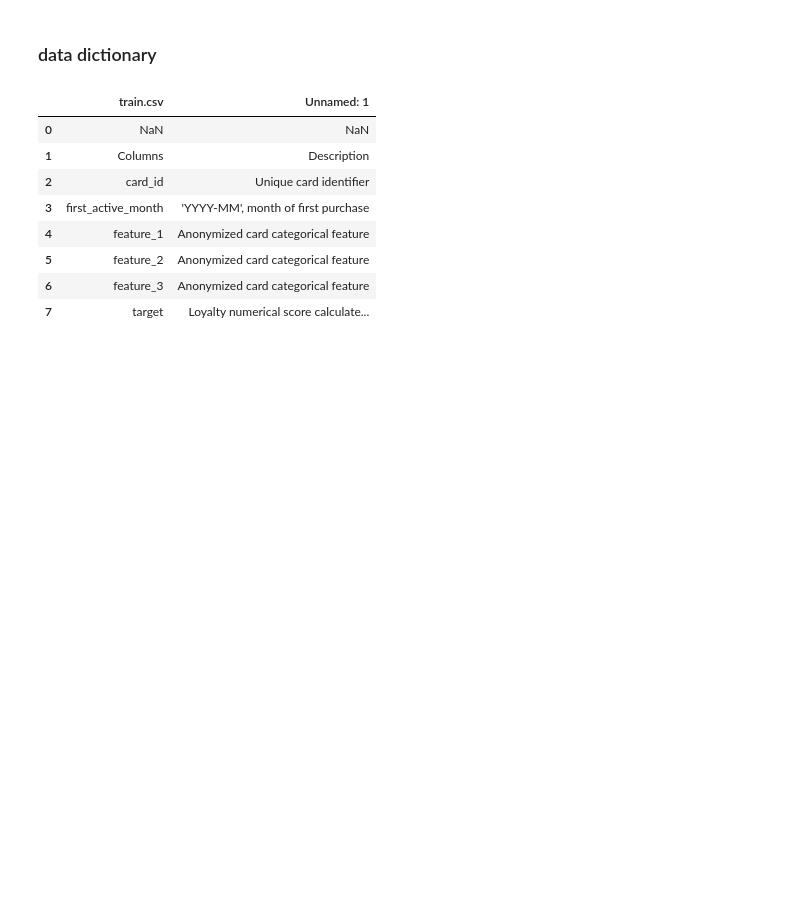
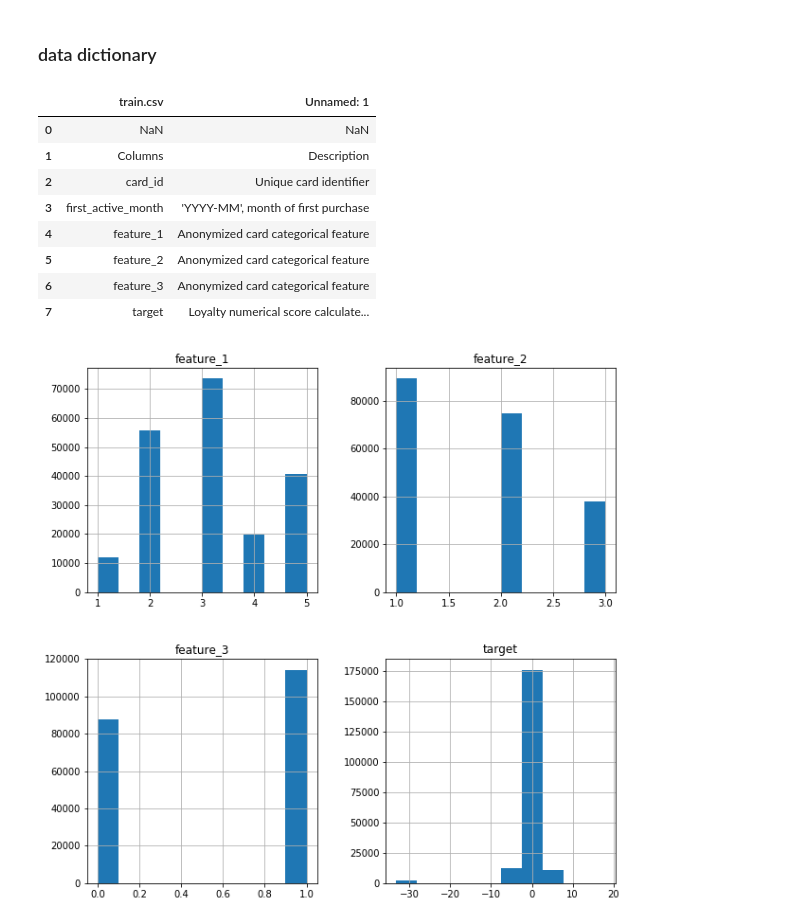
Before and after one commit to hao-sharethis/elo-cee-690, a Jupyter notebook: core/summary-statistics.ipynb, the cells around one changed output. Cells and saved outputs as stored; diff of their text form; code cells hidden in the pictures; blank space fills up the shorter version.

```diff
--- a/core/summary-statistics.ipynb
+++ b/core/summary-statistics.ipynb
@@ -117,3 +118,8 @@ data_dictionary_train
 | 5 | feature_2 | Anonymized card categorical feature |
 | 6 | feature_3 | Anonymized card categorical feature |
 | 7 | target | Loyalty numerical score calculate... |
+# %%
+train.hist(figsize=(10,10))
+plt.show()
+# %% [output]
+[figure, added]
```
Also changed, not shown: parts of 2 cells of this notebook, 2 other files.
